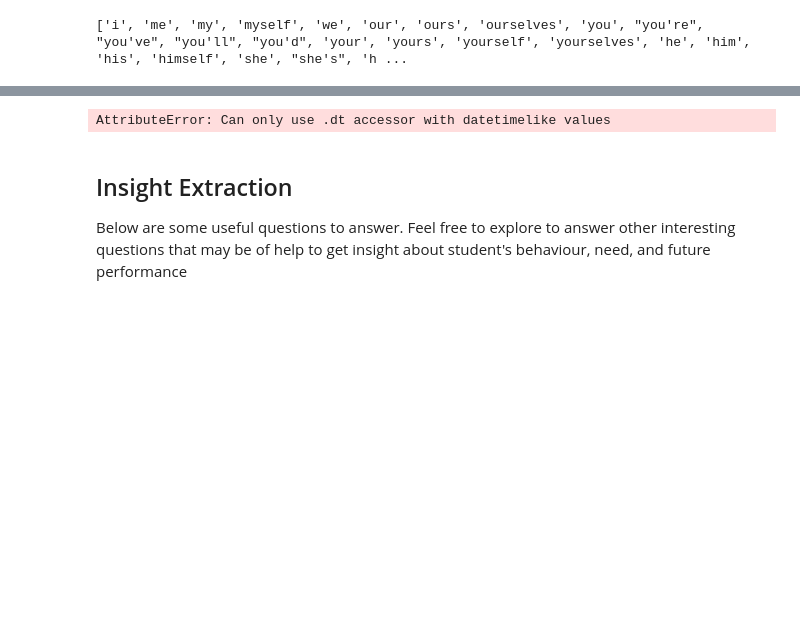
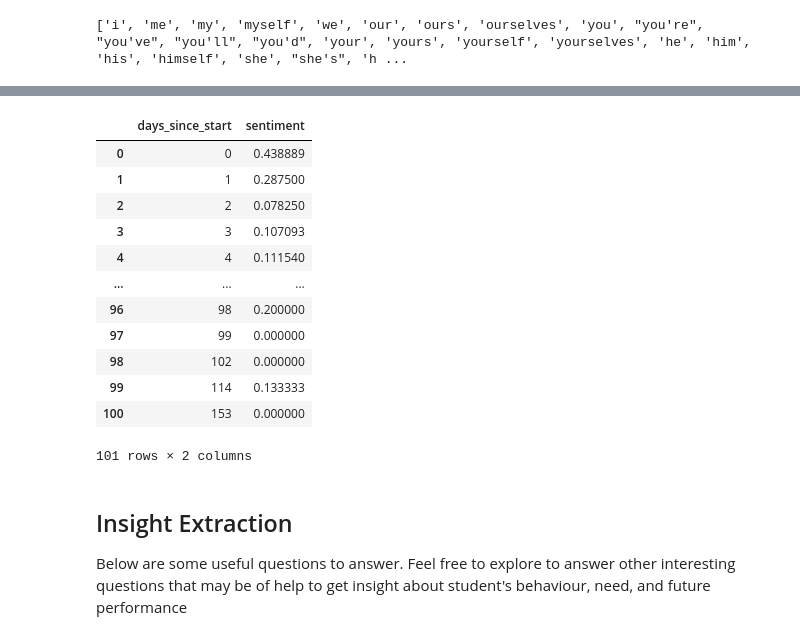
Before and after one commit to MubarekHussen/network_analysis, a Jupyter notebook: notebooks/parse_slack_data.ipynb, the cells around one changed output, grey strips where cells are left out. Cells and saved outputs as stored; diff of their text form; code cells hidden in the pictures; blank space fills up the shorter version.

```diff
--- a/notebooks/parse_slack_data.ipynb
+++ b/notebooks/parse_slack_data.ipynb
@@ -305,12 +308,0 @@ print (data_words[0][0:20])
-# %%
-id2word = corpora.Dictionary(data_words)
-
-corpus = []
-for text in data_words:
-    new = id2word.doc2bow(text)
-    corpus.append(new)
-
-print (corpus[0][0:20])
-
-word = id2word[[0][:1][0]]
-print (word)
@@ -385,24 +422,35 @@ Topic 27: 0.354*"use" + 0.134*"just" + 0.096*"sure" + 0.084*"also" + 0.060*"most
 # %%
 df['msg_sent_time'] = pd.to_datetime(df['msg_sent_time'], unit='s')
 
 # Extract day since the start of the training
 start_date = df['msg_sent_time'].min().date()
-df['days_since_start'] = (df['msg_sent_time'].dt.date - start_date).dt.days
+df['days_since_start'] = (df['msg_sent_time'].dt.date - start_date).apply(lambda x: x.days)
 
 # Function to calculate sentiment using TextBlob
 def calculate_sentiment(text):
     return TextBlob(text).sentiment.polarity
 
 # Apply sentiment analysis to 'msg_content' column
 df['sentiment'] = df['msg_content'].apply(calculate_sentiment)
 
-# Group by 'days_since_start' and calculate average sentiment for each day
 sentiment_by_day = df.groupby('days_since_start')['sentiment'].mean().reset_index()
 
-# Print the sentiment analysis per day since the start of the training
-print(sentiment_by_day)
+# sentiment analysis per day since the starting
+sentiment_by_day
 # %% [output]
+|  | days_since_start | sentiment |
+| 0 | 0 | 0.438889 |
+| 1 | 1 | 0.287500 |
+| 2 | 2 | 0.078250 |
+| 3 | 3 | 0.107093 |
+| 4 | 4 | 0.111540 |
+| ... | ... | ... |
+| 96 | 98 | 0.200000 |
+| 97 | 99 | 0.000000 |
+| 98 | 102 | 0.000000 |
+| 99 | 114 | 0.133333 |
+| 100 | 153 | 0.000000 |
-AttributeError: Can only use .dt accessor with datetimelike values
+101 rows × 2 columns
 # %%
 def map_userid_2_realname(user_profile: dict, comm_dict: dict, plot=False):
     """
```
Also changed, not shown: parts of 9 cells of this notebook.
